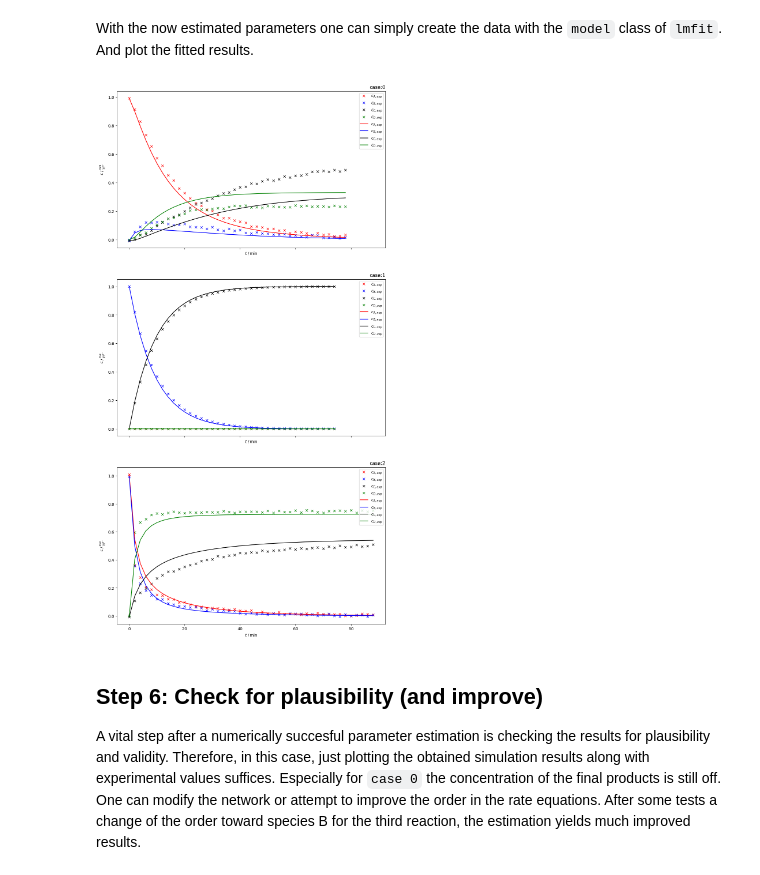
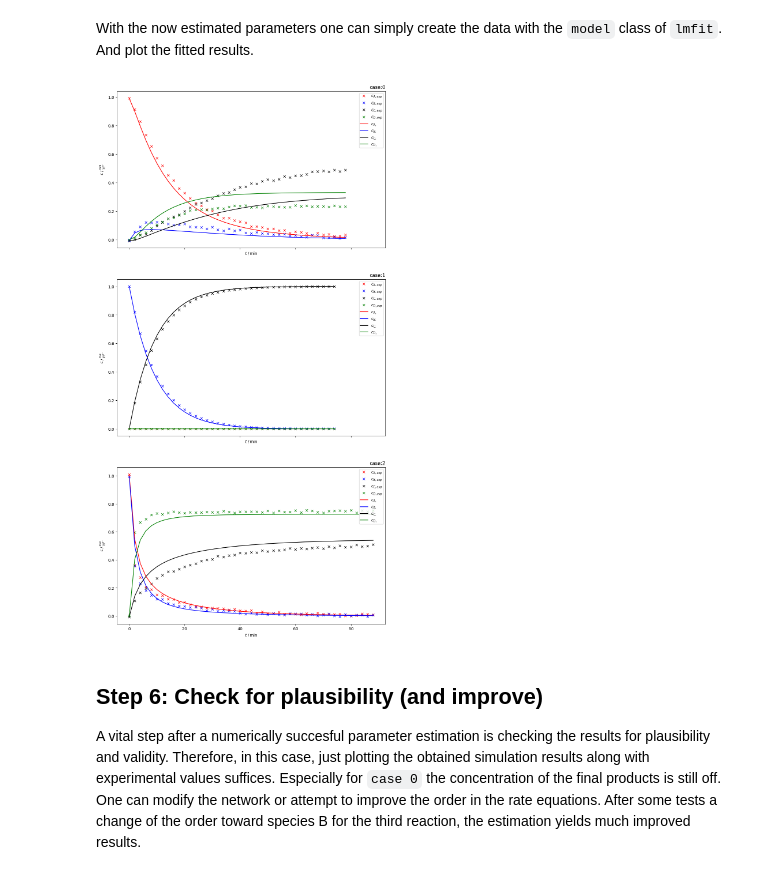
Before and after one commit to SirHenry1st/CRE_3, a Jupyter notebook: Assignment_1/CRTIII_Assignment_1.ipynb, the cells around one changed output. Cells and saved outputs as stored; diff of their text form; code cells hidden in the pictures.

Commit message:
Mistakes erased in plotts (exp for simulated data)

```diff
--- a/Assignment_1/CRTIII_Assignment_1.ipynb
+++ b/Assignment_1/CRTIII_Assignment_1.ipynb
@@ -287,26 +287,26 @@ With the now estimated parameters one can simply create the data with the `model
 # %%
 model = Model(sim_multiple_exps, independent_vars=['times', 'c_inits'])
 best_fit = sim_multiple_exps(times=t_eval, k0=result.params['k0'], k1=result.params['k1'], k2=result.params['k2'], c_inits=c_inits)
 
 # PLOTTING
 fig, axs = plt.subplots(nrows=nex, figsize=(12, 24), sharex=True)
 
 for i in np.arange(0, nex):
     axs[i].plot(t_eval[i], exp_concs[i][0, :], 'rx', label='$c_{A,exp}$')  # plot c0 over t
     axs[i].plot(t_eval[i], exp_concs[i][1, :], 'bx', label='$c_{B,exp}$')  # plot c1 over t
     axs[i].plot(t_eval[i], exp_concs[i][2, :], 'kx', label='$c_{C,exp}$')  # plot c2 over t
     axs[i].plot(t_eval[i], exp_concs[i][3, :], 'gx', label='$c_{D,exp}$')  # plot c3 over t
-    axs[i].plot(t_eval[i], best_fit[i][0, :], 'r-', label='$c_{A,exp}$')  # plot c0 over t
-    axs[i].plot(t_eval[i], best_fit[i][1, :], 'b-', label='$c_{B,exp}$')  # plot c1 over t
-    axs[i].plot(t_eval[i], best_fit[i][2, :], 'k-', label='$c_{C,exp}$')  # plot c2 over t
-    axs[i].plot(t_eval[i], best_fit[i][3, :], 'g-', label='$c_{D,exp}$')  # plot c3 over t
+    axs[i].plot(t_eval[i], best_fit[i][0, :], 'r-', label='$c_{A,}$')  # plot c0 over t
+    axs[i].plot(t_eval[i], best_fit[i][1, :], 'b-', label='$c_{B,}$')  # plot c1 over t
+    axs[i].plot(t_eval[i], best_fit[i][2, :], 'k-', label='$c_{C,}$')  # plot c2 over t
+    axs[i].plot(t_eval[i], best_fit[i][3, :], 'g-', label='$c_{D,}$')  # plot c3 over t
     axs[i].set(xlabel=r'$t\; / \, \mathrm{min}$', ylabel=r'$c\; / \, \mathrm{\frac{mol}{m^3}}$')  #
     axs[i].legend(loc="upper right", borderpad=0.2)
     axs[i].set_title("case:" + str(i), loc="right")
 
 plt.show()
 # %% [output]
-[figure, old version]
+[figure, new version]
 # %% [markdown]
 ## Step 6: Check for plausibility (and improve)
 A vital step after a numerically succesful parameter estimation is checking the results for plausibility and validity. Therefore, in this case, just plotting the obtained simulation results along with experimental values suffices. Especially for `case 0` the concentration of the final products is still off. One can modify the network or attempt to improve the order in the rate equations. After some tests a change of the order toward species B for the third reaction, the estimation yields much  improved results.
```
Also changed, not shown: parts of 1 cell of this notebook.
